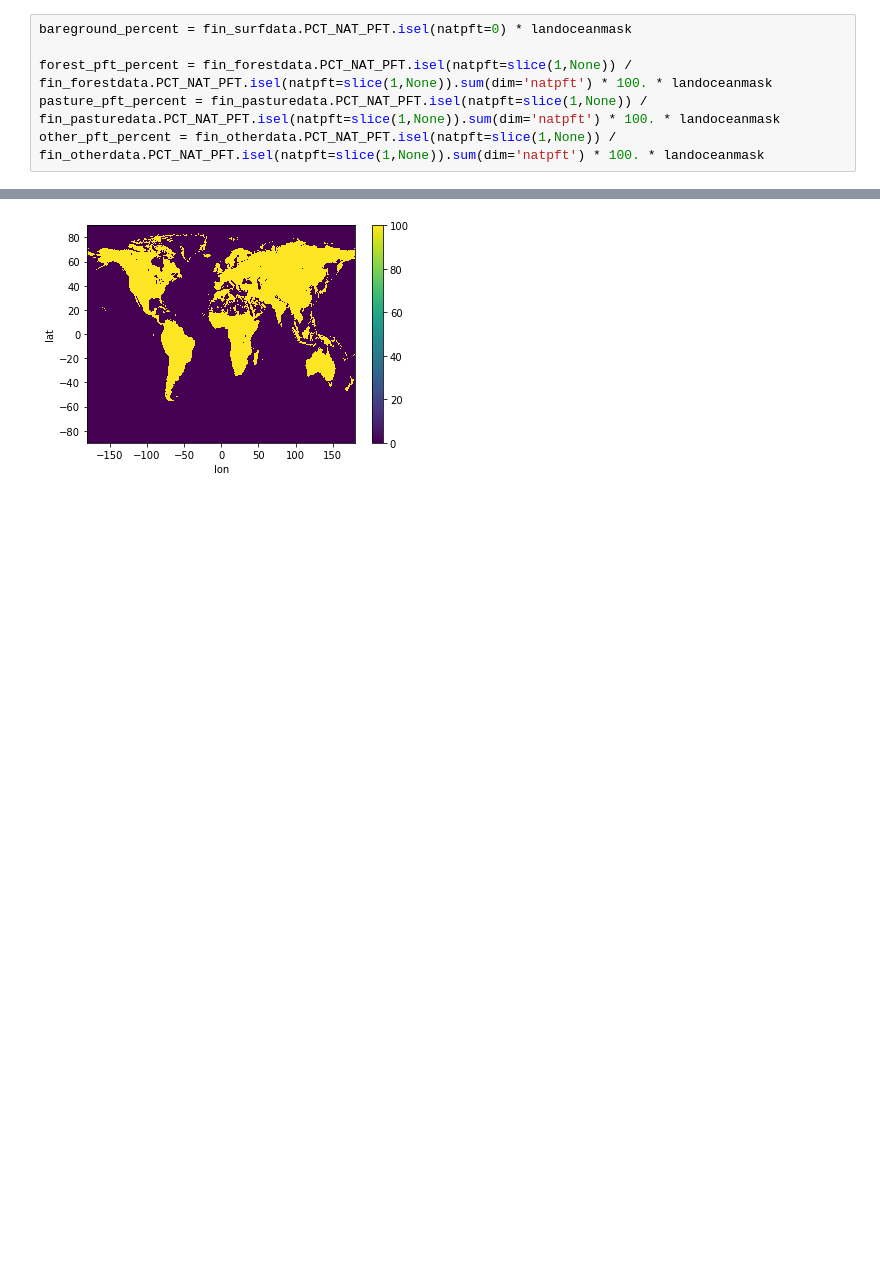
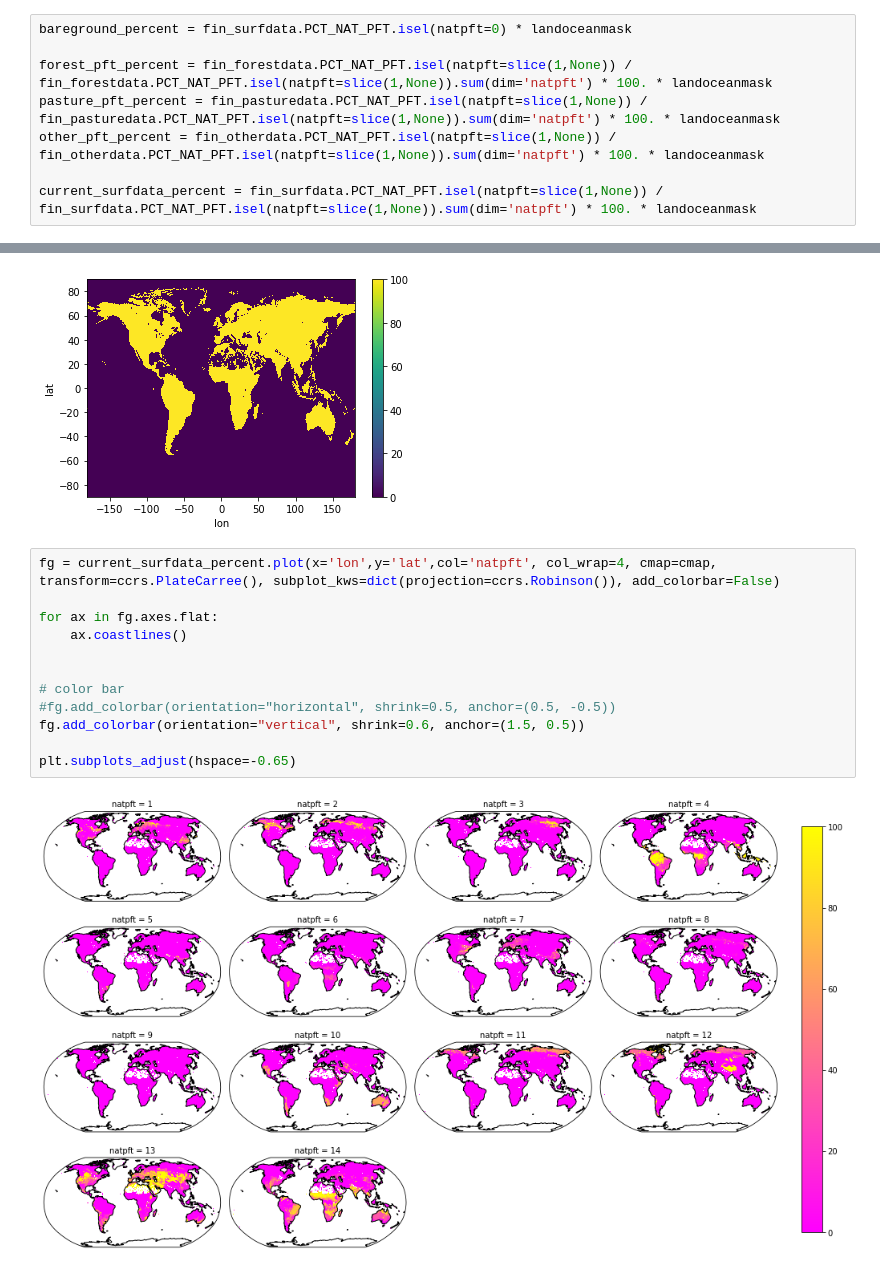
Before and after one commit to ckoven/clm_landusedata, a Jupyter notebook: clm_landusedata.ipynb, the cells around one changed output, grey strips where cells are left out. Cells and saved outputs as stored; diff of their text form; blank space fills up the shorter version.

Commit message:
added cells for present-day surfdata and potential minus present

```diff
--- a/clm_landusedata.ipynb
+++ b/clm_landusedata.ipynb
@@ -41,6 +41,8 @@ bareground_percent = fin_surfdata.PCT_NAT_PFT.isel(natpft=0) * landoceanmask
 forest_pft_percent = fin_forestdata.PCT_NAT_PFT.isel(natpft=slice(1,None)) / fin_forestdata.PCT_NAT_PFT.isel(natpft=slice(1,None)).sum(dim='natpft') * 100. * landoceanmask
 pasture_pft_percent = fin_pasturedata.PCT_NAT_PFT.isel(natpft=slice(1,None)) / fin_pasturedata.PCT_NAT_PFT.isel(natpft=slice(1,None)).sum(dim='natpft') * 100. * landoceanmask
 other_pft_percent = fin_otherdata.PCT_NAT_PFT.isel(natpft=slice(1,None)) / fin_otherdata.PCT_NAT_PFT.isel(natpft=slice(1,None)).sum(dim='natpft') * 100. * landoceanmask
+
+current_surfdata_percent = fin_surfdata.PCT_NAT_PFT.isel(natpft=slice(1,None)) / fin_surfdata.PCT_NAT_PFT.isel(natpft=slice(1,None)).sum(dim='natpft') * 100. * landoceanmask
 # %% [markdown]
 Calculate the primary and secondary PFT fractions as the forest- and nonforest-weighted averages of the forest and other PFT datasets.
 # %%
@@ -112,3 +114,17 @@ other_pft_percent.sum(dim='natpft').plot()
 # %% [output]
 <matplotlib.collections.QuadMesh at 0x...>
 [figure]
+# %%
+fg = current_surfdata_percent.plot(x='lon',y='lat',col='natpft', col_wrap=4, cmap=cmap, transform=ccrs.PlateCarree(), subplot_kws=dict(projection=ccrs.Robinson()), add_colorbar=False)
+
+for ax in fg.axes.flat:
+    ax.coastlines()
+
+
+# color bar
+#fg.add_colorbar(orientation="horizontal", shrink=0.5, anchor=(0.5, -0.5))
+fg.add_colorbar(orientation="vertical", shrink=0.6, anchor=(1.5, 0.5))
+
+plt.subplots_adjust(hspace=-0.65)
+# %% [output]
+[figure, added]
```
Also changed, not shown: parts of 2 cells of this notebook.
